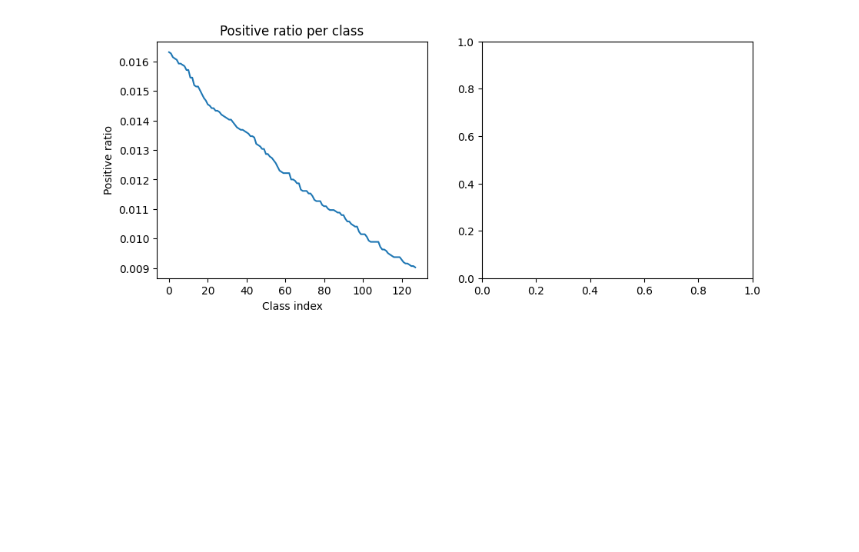
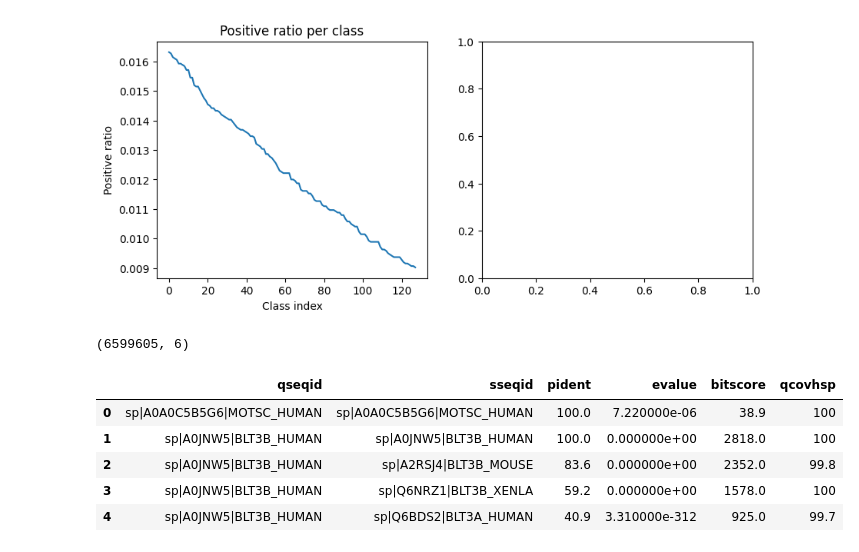
Before and after one commit to tnshp/CAFA6_embeds_model, a Jupyter notebook: dataset_analysis_2.ipynb, the cells around one changed output. Drawn from its saved outputs; the diff is of its cells as text; code cells hidden in the pictures; blank space fills up the shorter version.

```diff
--- a/dataset_analysis_2.ipynb
+++ b/dataset_analysis_2.ipynb
@@ -127,3 +106,31 @@ ax[0].set_ylabel('Positive ratio')
 # %% [output]
 Text(0, 0.5, 'Positive ratio')
 [figure]
+# %%
+from diamondonpy import Diamond
+from pathlib import Path
+
+diamond = Diamond()
+
+db_path = Path("/mnt/d/ML/Kaggle/CAFA6-new/uniprot/uniprot_sprot.dmnd")
+query_path = Path("/mnt/d/ML/Kaggle/CAFA6/cafa-6-protein-function-prediction/train/train_sequences.fasta")
+
+results_df = diamond.blastp(
+    db=str(db_path),
+    query=str(query_path),
+    outfmt="6 qseqid sseqid pident evalue bitscore qcovhsp",
+    evalue=1e-3,
+    max_target_seqs=500,
+)
+# %%
+
+print(results_df.shape)
+results_df.head()
+# %% [output]
+(6599605, 6)
+|  | qseqid | sseqid | pident | evalue | bitscore | qcovhsp |
+| 0 | sp|A0A0C5B5G6|MOTSC_HUMAN | sp|A0A0C5B5G6|MOTSC_HUMAN | 100.0 | 7.220000e-06 | 38.9 | 100 |
+| 1 | sp|A0JNW5|BLT3B_HUMAN | sp|A0JNW5|BLT3B_HUMAN | 100.0 | 0.000000e+00 | 2818.0 | 100 |
+| 2 | sp|A0JNW5|BLT3B_HUMAN | sp|A2RSJ4|BLT3B_MOUSE | 83.6 | 0.000000e+00 | 2352.0 | 99.8 |
+| 3 | sp|A0JNW5|BLT3B_HUMAN | sp|Q6NRZ1|BLT3B_XENLA | 59.2 | 0.000000e+00 | 1578.0 | 100 |
+| 4 | sp|A0JNW5|BLT3B_HUMAN | sp|Q6BDS2|BLT3A_HUMAN | 40.9 | 3.310000e-312 | 925.0 | 99.7 |
```
Also changed, not shown: parts of 5 cells of this notebook, 4 other files.
